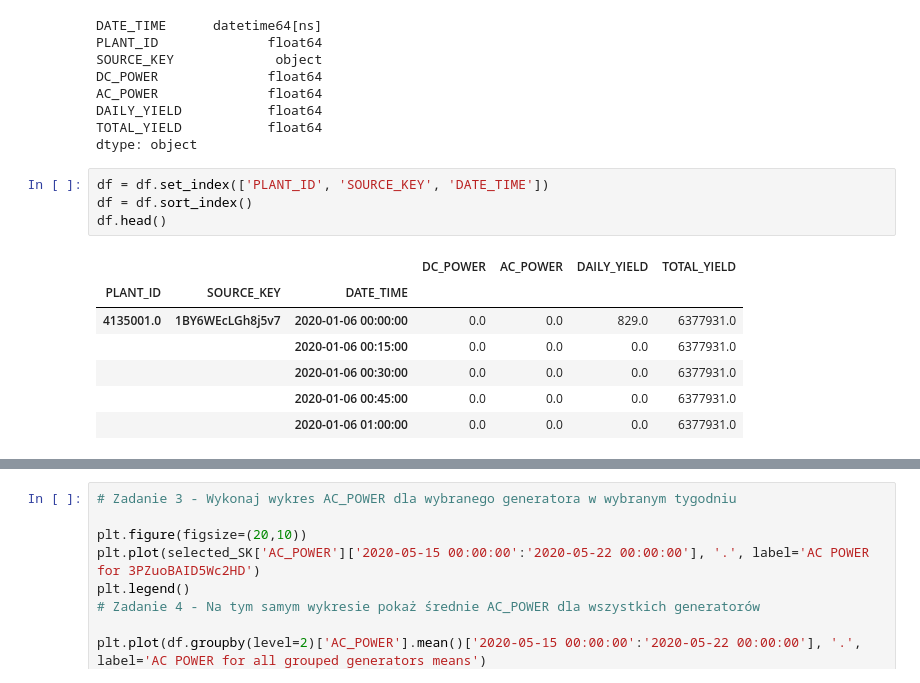
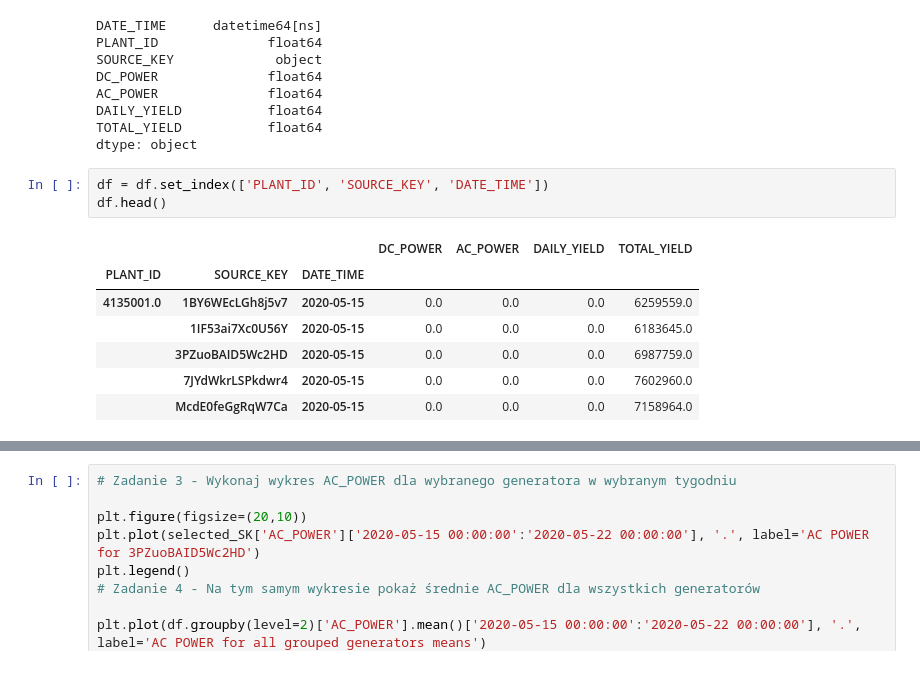
Before and after one commit to anneyxa/Python-tasks-lab, a Jupyter notebook: PycharmProjects/lab8jupyternotebook/lab8pandas.ipynb, the cells around one changed output, grey strips where cells are left out. Cells and saved outputs as stored; diff of their text form.

```diff
--- a/PycharmProjects/lab8jupyternotebook/lab8pandas.ipynb
+++ b/PycharmProjects/lab8jupyternotebook/lab8pandas.ipynb
@@ -74,15 +74,14 @@ TOTAL_YIELD           float64
 dtype: object
 # %%
 df = df.set_index(['PLANT_ID', 'SOURCE_KEY', 'DATE_TIME'])
-df = df.sort_index()
 df.head()
 # %% [output]
 |  |  |  | DC_POWER | AC_POWER | DAILY_YIELD | TOTAL_YIELD |
 | PLANT_ID | SOURCE_KEY | DATE_TIME |  |  |  |  |
-| 4135001.0 | 1BY6WEcLGh8j5v7 | 2020-01-06 00:00:00 | 0.0 | 0.0 | 829.0 | 6377931.0 |
-|  |  | 2020-01-06 00:15:00 | 0.0 | 0.0 | 0.0 | 6377931.0 |
-|  |  | 2020-01-06 00:30:00 | 0.0 | 0.0 | 0.0 | 6377931.0 |
-|  |  | 2020-01-06 00:45:00 | 0.0 | 0.0 | 0.0 | 6377931.0 |
-|  |  | 2020-01-06 01:00:00 | 0.0 | 0.0 | 0.0 | 6377931.0 |
+| 4135001.0 | 1BY6WEcLGh8j5v7 | 2020-05-15 | 0.0 | 0.0 | 0.0 | 6259559.0 |
+|  | 1IF53ai7Xc0U56Y | 2020-05-15 | 0.0 | 0.0 | 0.0 | 6183645.0 |
+|  | 3PZuoBAID5Wc2HD | 2020-05-15 | 0.0 | 0.0 | 0.0 | 6987759.0 |
+|  | 7JYdWkrLSPkdwr4 | 2020-05-15 | 0.0 | 0.0 | 0.0 | 7602960.0 |
+|  | McdE0feGgRqW7Ca | 2020-05-15 | 0.0 | 0.0 | 0.0 | 7158964.0 |
 # %%
 selected_SK = df.loc[4135001.0, '3PZuoBAID5Wc2HD'] # do zadania 3 wybrano generator 3PZuoBAID5Wc2HD
```
Also changed, not shown: parts of 2 cells of this notebook.
